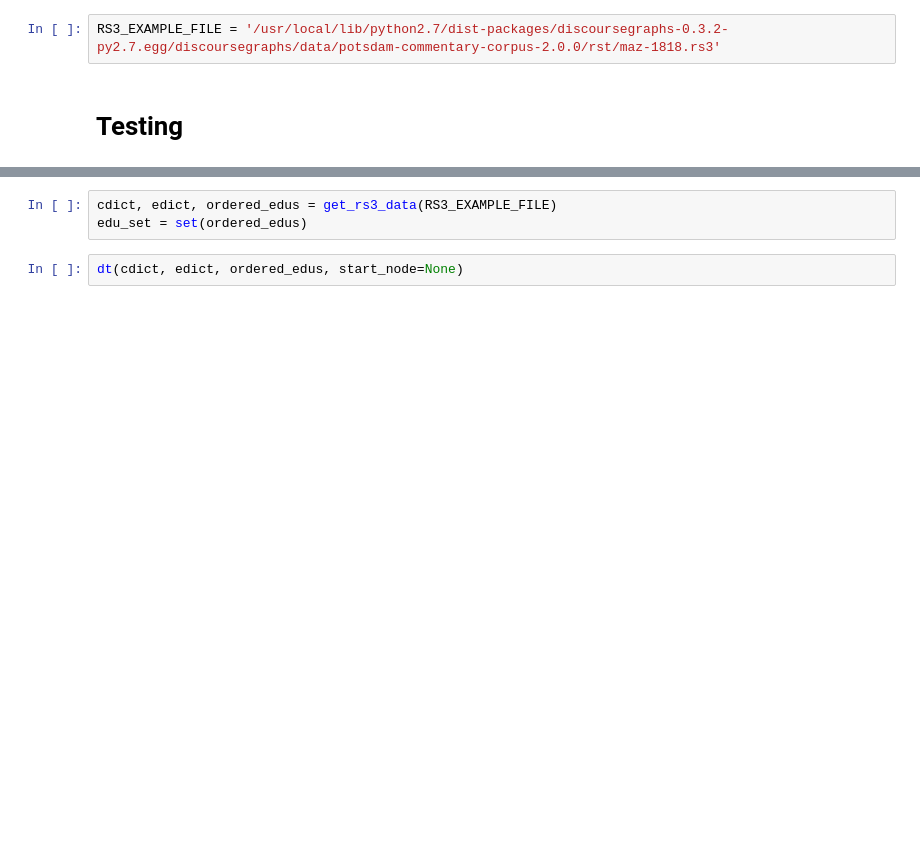
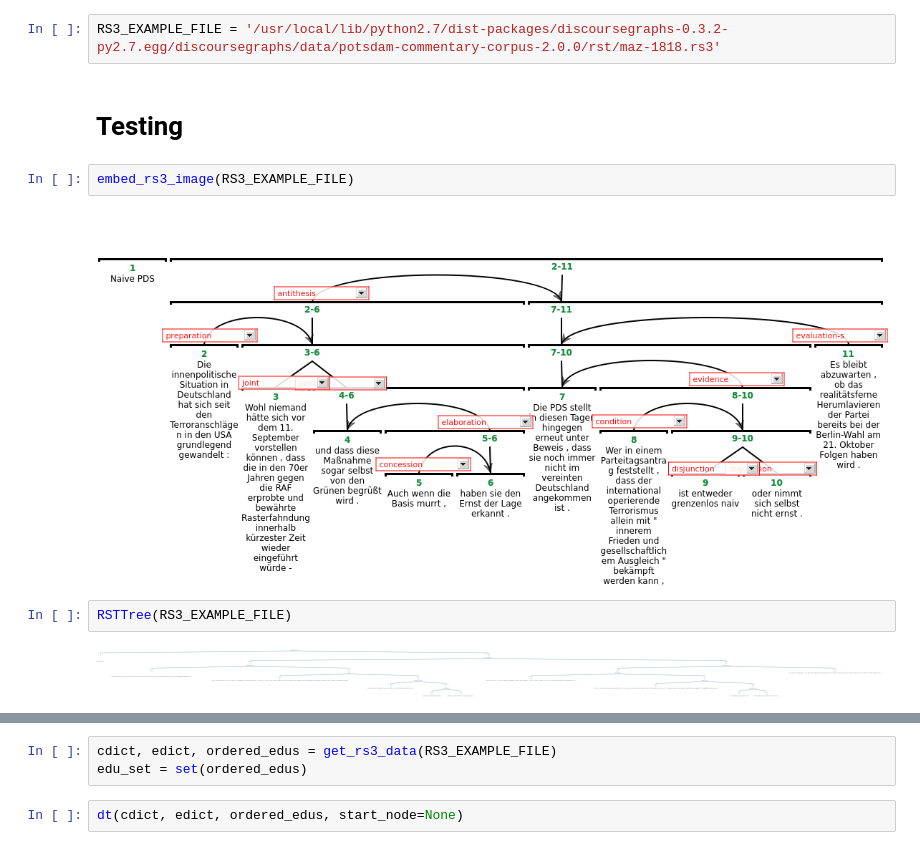
Before and after one commit to arne-cl/alt-mulig, a Jupyter notebook: discoursegraphs/rst2tree/rs3-trees-now-for-real.ipynb, the cells around one changed output, grey strips where cells are left out. Saved outputs shown, nothing was run; the diff lists cells and outputs as text; blank space fills up the shorter version.

```diff
--- a/discoursegraphs/rst2tree/rs3-trees-now-for-real.ipynb
+++ b/discoursegraphs/rst2tree/rs3-trees-now-for-real.ipynb
@@ -9,3 +9,11 @@ from rstviewer import embed_rs3_image, embed_rs3str_image
 RS3_EXAMPLE_FILE = '/usr/local/lib/python2.7/dist-packages/discoursegraphs-0.3.2-py2.7.egg/discoursegraphs/data/potsdam-commentary-corpus-2.0.0/rst/maz-1818.rs3'
 # %% [markdown]
 # Testing
+# %%
+embed_rs3_image(RS3_EXAMPLE_FILE)
+# %% [output]
+[figure, added]
+# %%
+RSTTree(RS3_EXAMPLE_FILE)
+# %% [output]
+[figure, added]
```
Also changed, not shown: parts of 26 cells of this notebook, 1 other file.
